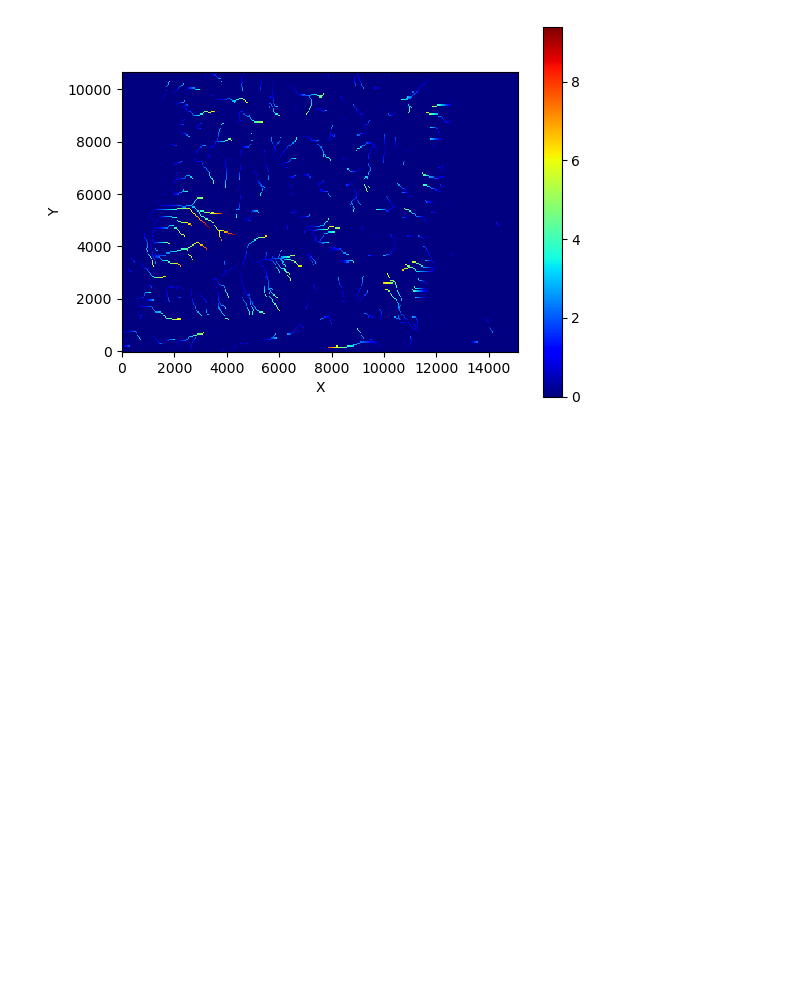
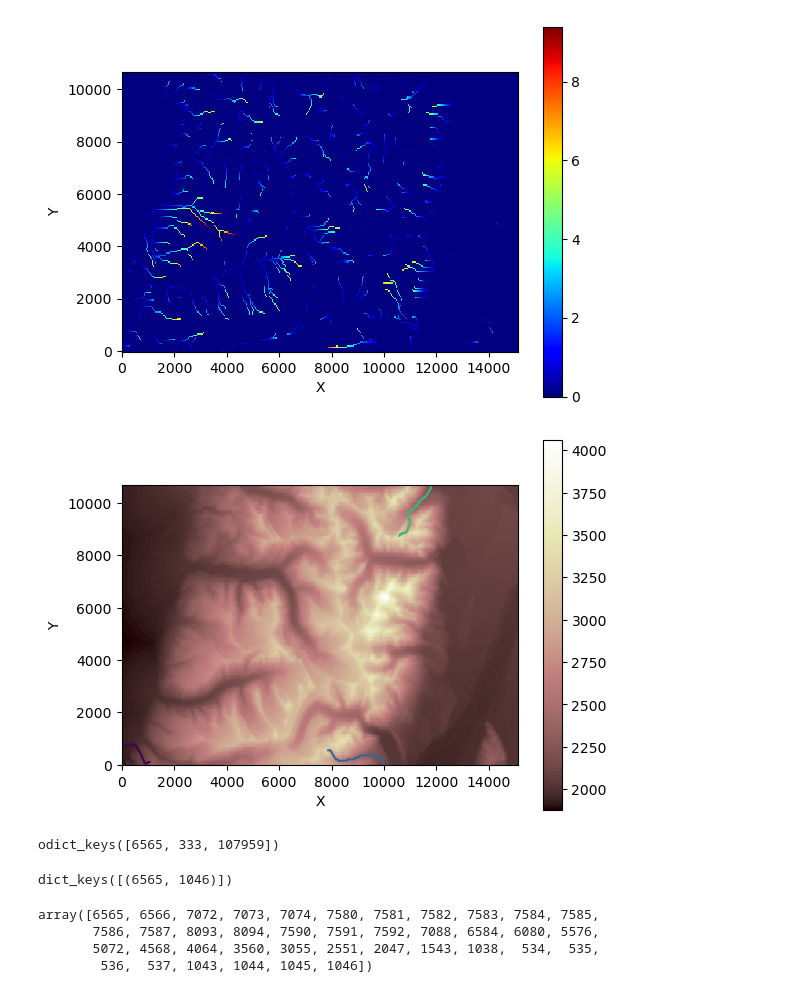
Before and after one commit to thepedroland/tect_land_project, a Jupyter notebook: Teton_DEM_model_class_CH_240802.ipynb, the cells around one changed output. Cells and saved outputs as stored; diff of their text form; code cells hidden in the pictures; blank space fills up the shorter version.

```diff
--- a/Teton_DEM_model_class_CH_240802.ipynb
+++ b/Teton_DEM_model_class_CH_240802.ipynb
@@ -48,3 +49,25 @@ imshow_grid(grid,sf.steepness_indices,cmap="jet",color_for_closed=None)
 imshow_grid(grid,cf.chi_indices,cmap="jet",color_for_closed=None)
 # %% [output]
 [figure]
+# %%
+profiler = ChannelProfiler(grid,number_of_watersheds=3)
+profiler.run_one_step()
+# %%
+profiler.plot_profiles_in_map_view(field='topographic__elevation')
+# %% [output]
+[figure, added]
+# %%
+profiler.data_structure.keys()
+# %% [output]
+odict_keys([6565, 333, 107959])
+# %%
+profiler.data_structure[6565].keys()
+# %% [output]
+dict_keys([(6565, 1046)])
+# %%
+profiler.data_structure[6565][(6565,1046)]["ids"]
+# %% [output]
+array([6565, 6566, 7072, 7073, 7074, 7580, 7581, 7582, 7583, 7584, 7585,
+       7586, 7587, 8093, 8094, 7590, 7591, 7592, 7088, 6584, 6080, 5576,
+       5072, 4568, 4064, 3560, 3055, 2551, 2047, 1543, 1038,  534,  535,
+        536,  537, 1043, 1044, 1045, 1046])
```
Also changed, not shown: parts of 5 cells of this notebook.
